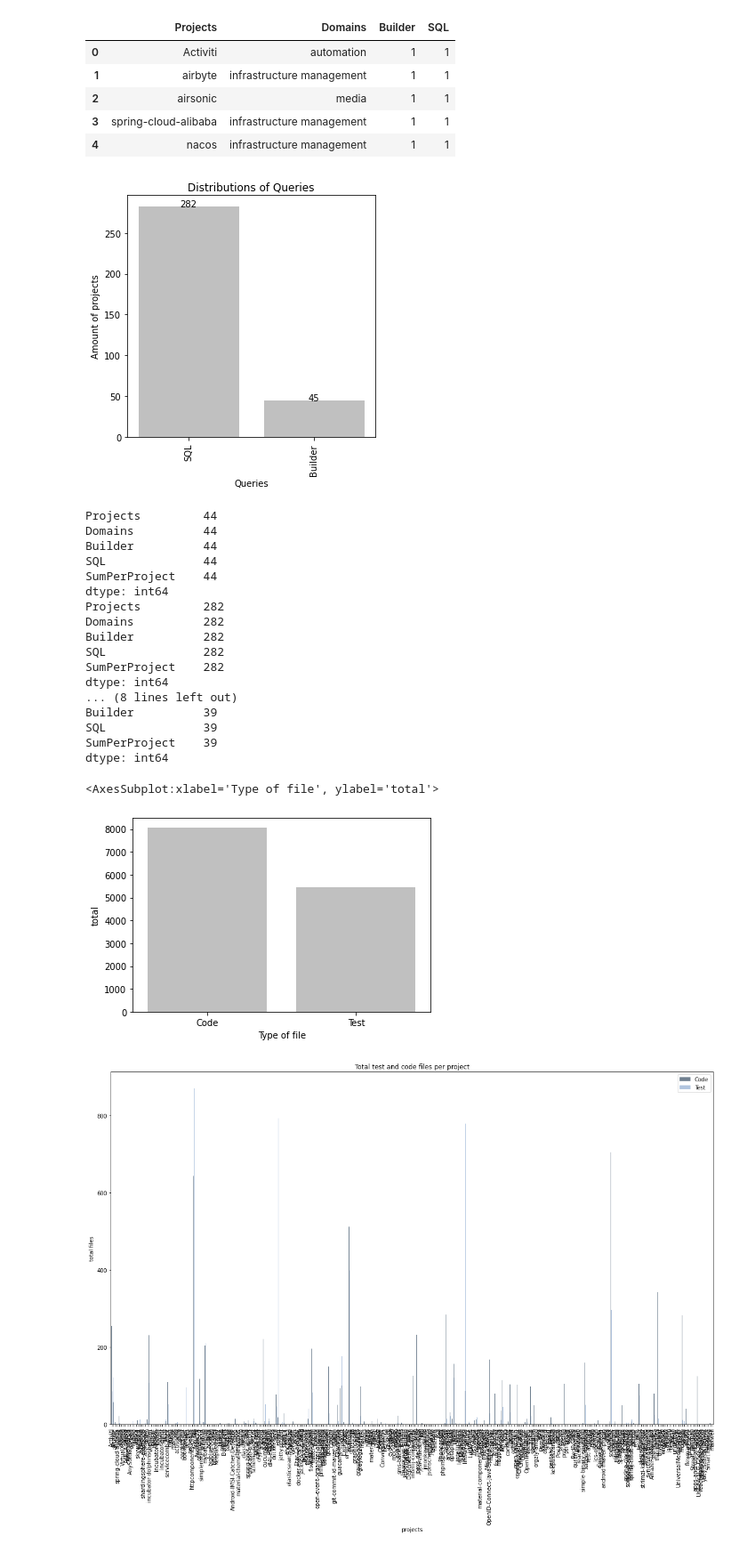
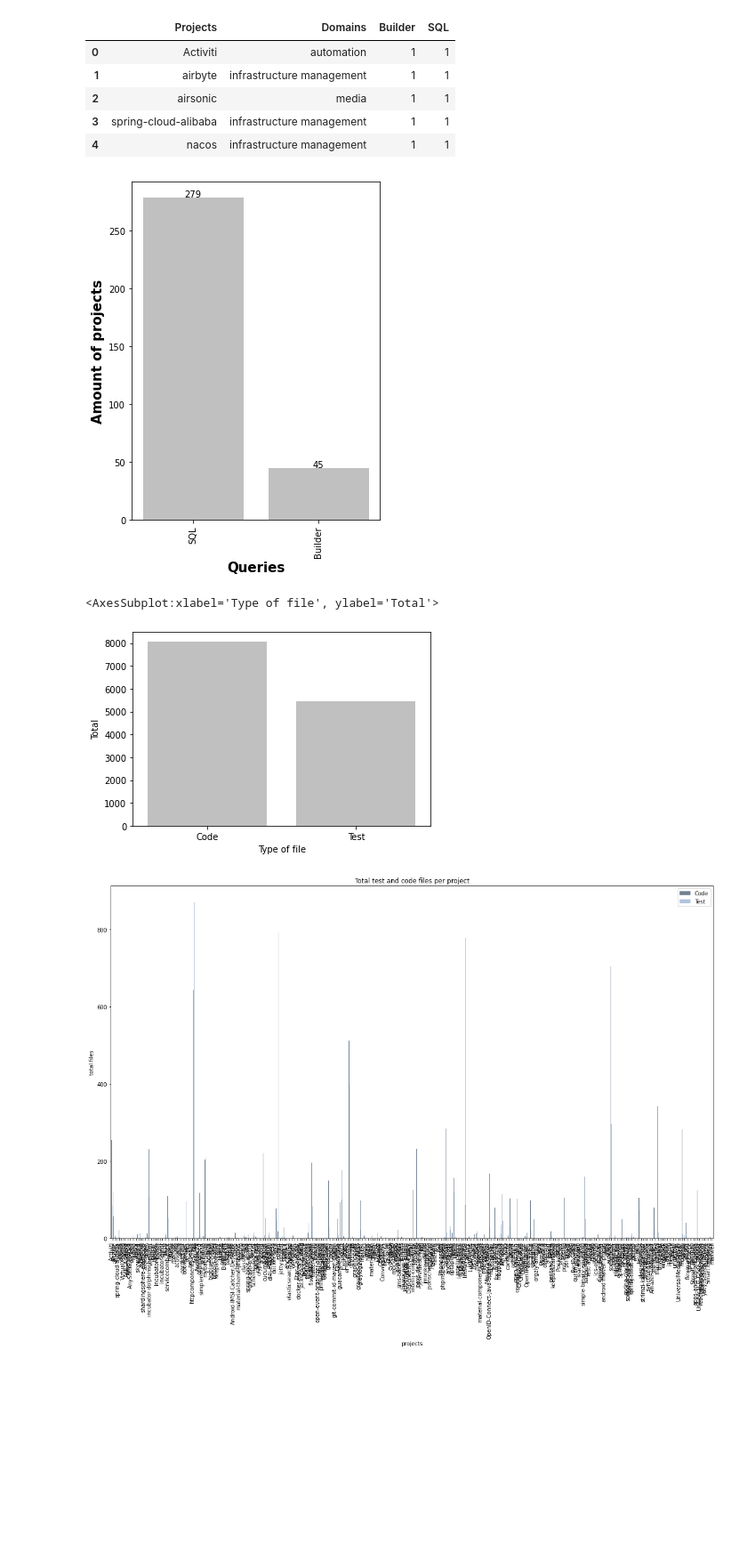
Before and after one commit to gems-uff/db-mining, a Jupyter notebook: src/results_implementation_characterization.ipynb, the cells around one changed output. Shown at 89% size. Drawn from its saved outputs; the diff is of its cells as text; code cells hidden in the pictures; blank space fills up the shorter version.

```diff
--- a/src/results_implementation_characterization.ipynb
+++ b/src/results_implementation_characterization.ipynb
@@ -301,55 +167,22 @@ df.head()
 | 3 | spring-cloud-alibaba | infrastructure management | 1 | 1 |
 | 4 | nacos | infrastructure management | 1 | 1 |
 # %%
-plt.figure(figsize=(5,5))
+plt.figure(figsize=(5,7))
 
 def addlabels(x,y):
     for i in range(len(x)):
-        plt.text(i, y[i], y[i], ha = 'center') #
+        plt.text(i, y[i], y[i], ha = 'center')
 
 df = df.iloc[: , 2:].sum().sort_values(ascending=False)
 plt.bar(df.index, df.values, color='silver')
 addlabels(df.index, df.values)
 plt.xticks(rotation=90)
 
-plt.title("Distributions of Queries")
-plt.xlabel("Queries")
-plt.ylabel("Amount of projects")
+plt.xlabel("Queries", fontweight = "bold", fontsize = 15)
+plt.ylabel("Amount of projects", fontweight = "bold", fontsize = 15)
 plt.show()
 # %% [output]
-[figure, old version]
+[figure, new version]
-# %%
-CHARACTERIZATION_FILE_PATH = RESOURCE_DIR + os.sep + type_characterization[3]
-df = pd.read_excel(CHARACTERIZATION_FILE_PATH, engine = 'openpyxl')
-df = df.rename(columns = {'(IgnoreCase, SQL)':'SQL'})
-df['SumPerProject'] = df.sum(axis=1)
-
-df_count_2 = df[df.SumPerProject == 2].count()
-print(df_count_2)
-df_count_sql = df[df.SQL ==1].count()
-print(df_count_sql)
-df_count_builder = df[df.Builder == 1].count()
-print(df_count_builder)
-df_count_0 = df[df.SumPerProject == 0].count()
-print(df_count_0)
-# %% [output]
-Projects         44
-Domains          44
-Builder          44
-SQL              44
-SumPerProject    44
-dtype: int64
-Projects         282
-Domains          282
-Builder          282
-SQL              282
-SumPerProject    282
-dtype: int64
-... (8 lines left out)
-Builder          39
-SQL              39
-SumPerProject    39
-dtype: int64
 # %%
 import seaborn as sns
 
@@ -360,14 +193,14 @@ total_test_files = number_of_files['Test'].sum()
 
 dados = {
     'Type of file': ['Code', 'Test'],
-    'total': [total_code_files, total_test_files]
+    'Total': [total_code_files, total_test_files]
 }
 
 dados = pd.DataFrame(dados)
 
-sns.barplot(x = 'Type of file', y = 'total', data = dados, color = 'silver')
+sns.barplot(x = 'Type of file', y = 'Total', data = dados, color = 'silver')
 # %% [output]
-<AxesSubplot:xlabel='Type of file', ylabel='total'>
+<AxesSubplot:xlabel='Type of file', ylabel='Total'>
 [figure]
 # %%
 type_of_files  = number_of_files[['Project', 'Code', 'Test']]
```
Also changed, not shown: parts of 28 cells of this notebook, 6 other files.
